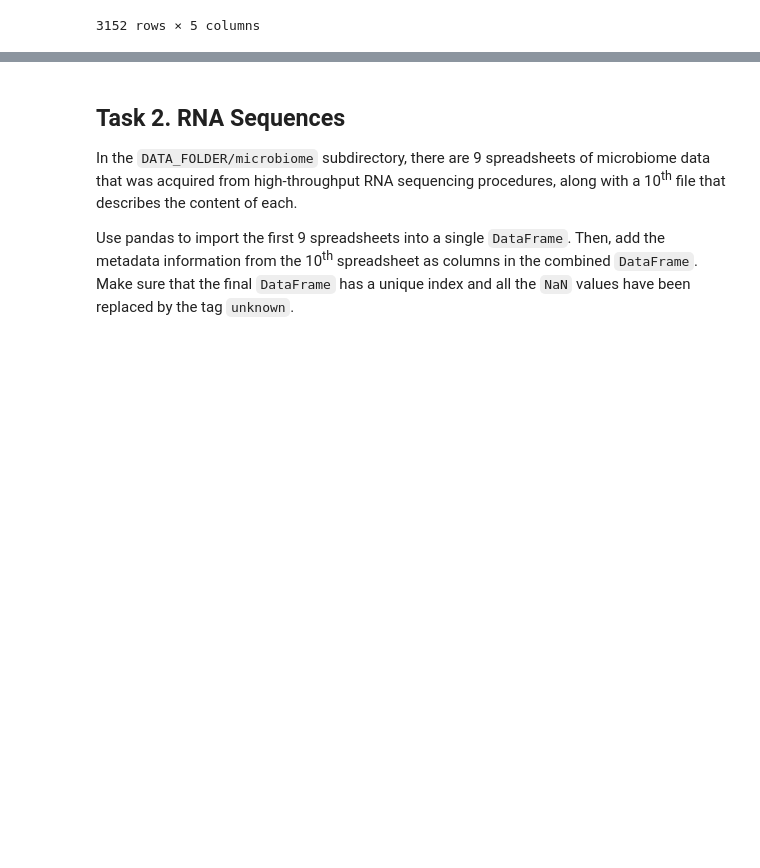
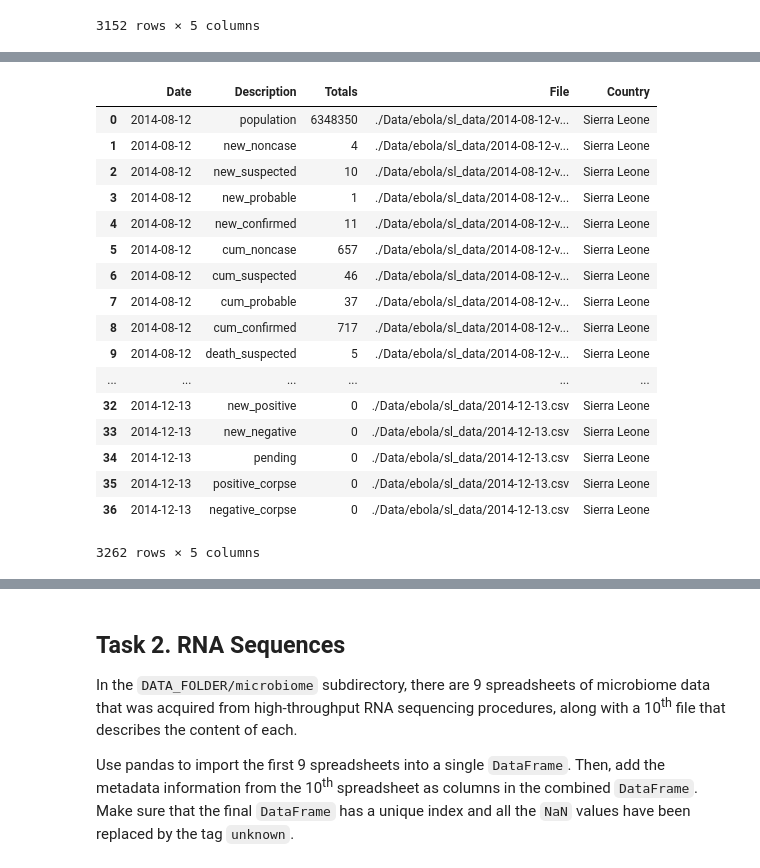
Before and after one commit to brunebastide/ADA, a Jupyter notebook: 01 - Pandas and Data Wrangling/Homework 1.ipynb, the cells around one changed output, grey strips where cells are left out. Cells and saved outputs as stored; diff of their text form; code cells hidden in the pictures; blank space fills up the shorter version.

```diff
--- a/01 - Pandas and Data Wrangling/Homework 1.ipynb
+++ b/01 - Pandas and Data Wrangling/Homework 1.ipynb
@@ -255,0 +263,32 @@ Name: Description, dtype: int64
+# %%
+files = files_for_country('sl')
+dfs = []
+for f in files:
+    df = pd.read_csv(f, parse_dates=['date'])
+    df['File'] = f
+    dfs.append(df)
+sl = pd.concat(dfs)
+sl = sl[['date', 'variable', 'National', 'File']]
+sl.columns = ['Date', 'Description', 'Totals', 'File']
+sl = sl.fillna(0)
+sl['Country'] = 'Sierra Leone'
+sl
+# %% [output]
+|  | Date | Description | Totals | File | Country |
+| 0 | 2014-08-12 | population | 6348350 | ./Data/ebola/sl_data/2014-08-12-v... | Sierra Leone |
+| 1 | 2014-08-12 | new_noncase | 4 | ./Data/ebola/sl_data/2014-08-12-v... | Sierra Leone |
+| 2 | 2014-08-12 | new_suspected | 10 | ./Data/ebola/sl_data/2014-08-12-v... | Sierra Leone |
+| 3 | 2014-08-12 | new_probable | 1 | ./Data/ebola/sl_data/2014-08-12-v... | Sierra Leone |
+| 4 | 2014-08-12 | new_confirmed | 11 | ./Data/ebola/sl_data/2014-08-12-v... | Sierra Leone |
+| 5 | 2014-08-12 | cum_noncase | 657 | ./Data/ebola/sl_data/2014-08-12-v... | Sierra Leone |
+| 6 | 2014-08-12 | cum_suspected | 46 | ./Data/ebola/sl_data/2014-08-12-v... | Sierra Leone |
+| 7 | 2014-08-12 | cum_probable | 37 | ./Data/ebola/sl_data/2014-08-12-v... | Sierra Leone |
+| 8 | 2014-08-12 | cum_confirmed | 717 | ./Data/ebola/sl_data/2014-08-12-v... | Sierra Leone |
+| 9 | 2014-08-12 | death_suspected | 5 | ./Data/ebola/sl_data/2014-08-12-v... | Sierra Leone |
+| ... | ... | ... | ... | ... | ... |
+| 32 | 2014-12-13 | new_positive | 0 | ./Data/ebola/sl_data/2014-12-13.csv | Sierra Leone |
+| 33 | 2014-12-13 | new_negative | 0 | ./Data/ebola/sl_data/2014-12-13.csv | Sierra Leone |
+| 34 | 2014-12-13 | pending | 0 | ./Data/ebola/sl_data/2014-12-13.csv | Sierra Leone |
+| 35 | 2014-12-13 | positive_corpse | 0 | ./Data/ebola/sl_data/2014-12-13.csv | Sierra Leone |
+| 36 | 2014-12-13 | negative_corpse | 0 | ./Data/ebola/sl_data/2014-12-13.csv | Sierra Leone |
+3262 rows × 5 columns
```
Also changed, not shown: parts of 9 cells of this notebook.
